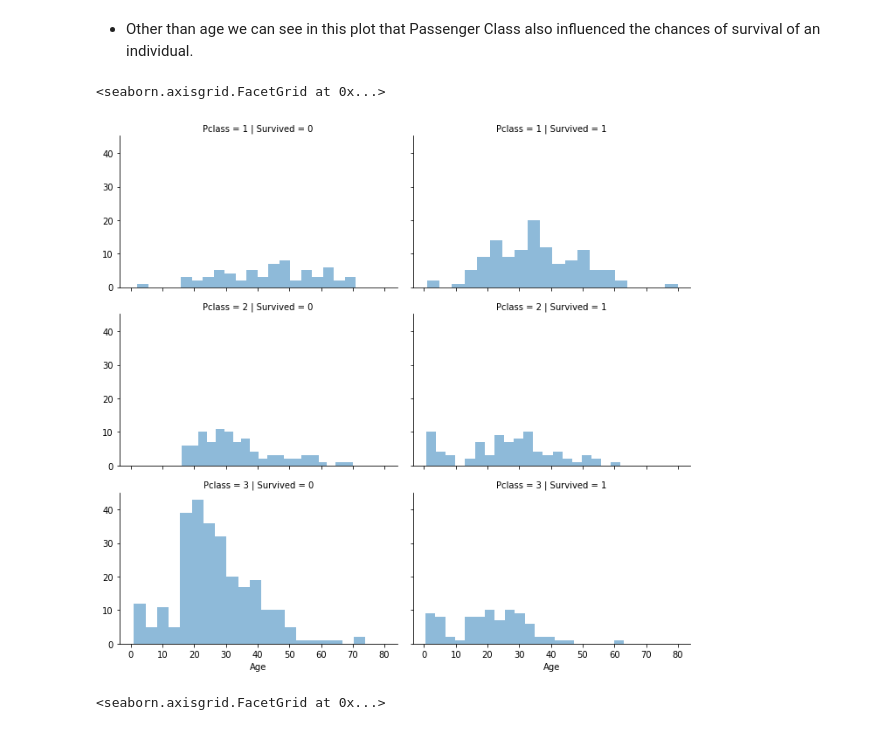
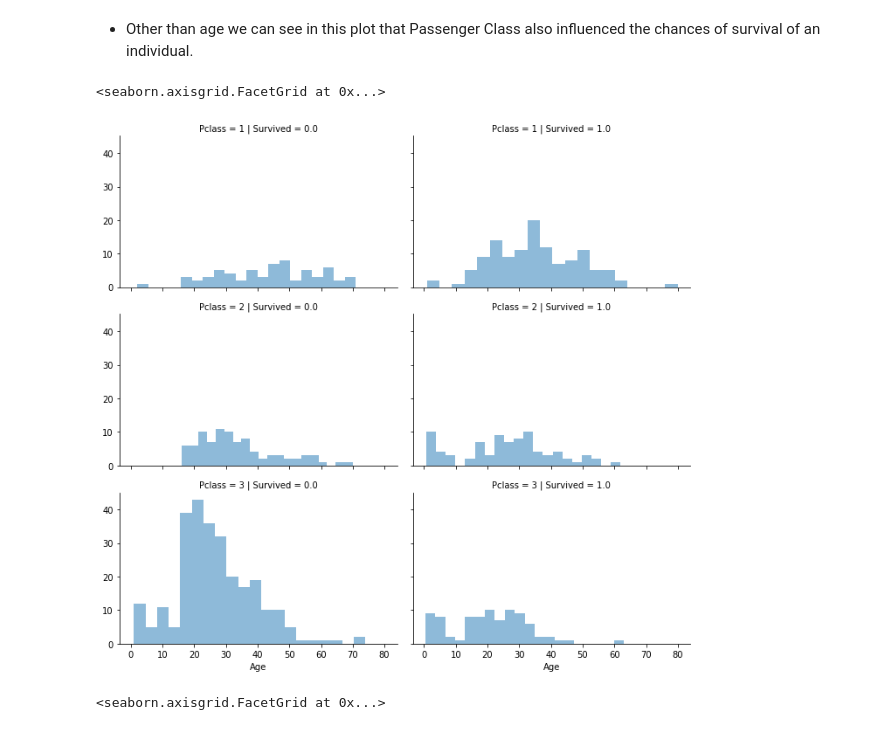
Before and after one commit to davified/refactoring-exercise, a Jupyter notebook: notebooks/getting-started-with-titanic-dataset-refactored.ipynb, the cells around one changed output. Cells and saved outputs as stored; diff of their text form; code cells hidden in the pictures.

```diff
--- a/notebooks/getting-started-with-titanic-dataset-refactored.ipynb
+++ b/notebooks/getting-started-with-titanic-dataset-refactored.ipynb
@@ -183,10 +182,10 @@ g.map(plt.hist,'Age',bins=30)
 # %% [markdown]
 * Other than age we can see in this plot that Passenger Class also influenced the chances of survival of an individual.
 # %%
-grid=sns.FacetGrid(train_df,col='Survived',row='Pclass',size=3,aspect=1.6)
+grid=sns.FacetGrid(df,col='Survived',row='Pclass',size=3,aspect=1.6)
 grid.map(plt.hist,'Age',alpha=0.5,bins=20)
 grid.add_legend()
 # %% [output]
 <seaborn.axisgrid.FacetGrid at 0x...>
-[figure, old version]
+[figure, new version]
 # %%
```
Also changed, not shown: parts of 42 cells of this notebook.
